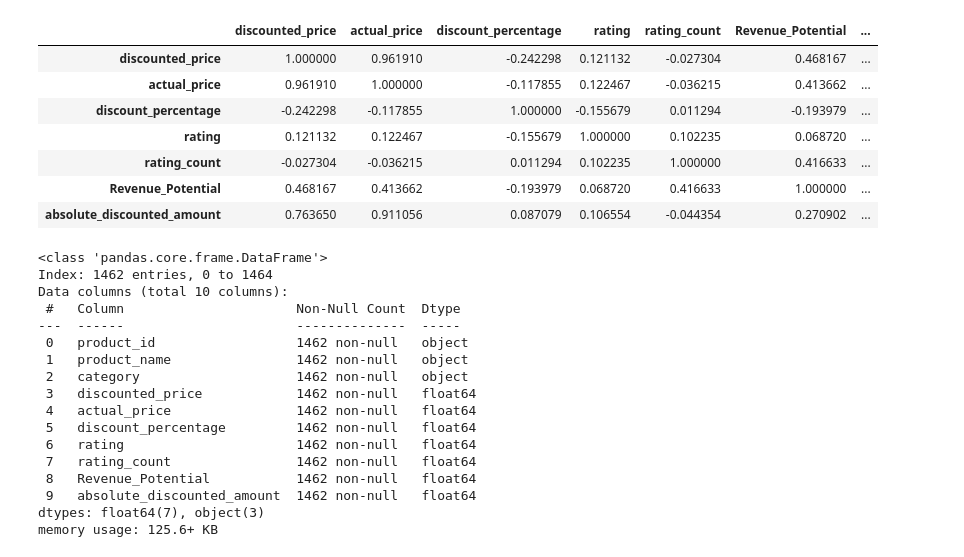
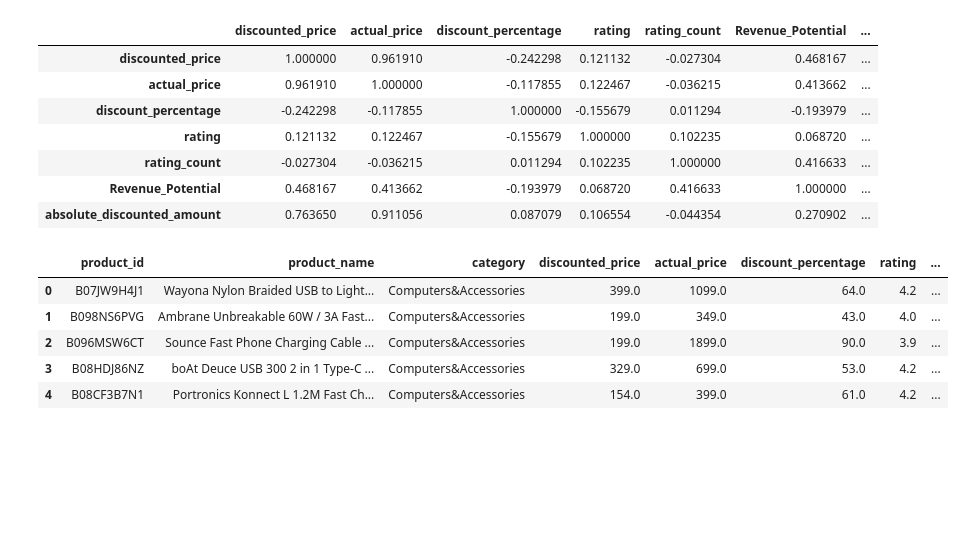
Before and after one commit to TERMINTOR-01/Financial_Analysis, a Jupyter notebook: Finacial_analysis.ipynb, the cells around one changed output. Saved outputs shown, nothing was run; the diff lists cells and outputs as text; code cells hidden in the pictures; blank space fills up the shorter version.

```diff
--- a/Finacial_analysis.ipynb
+++ b/Finacial_analysis.ipynb
@@ -342,22 +342,14 @@ corr
 | Revenue_Potential | 0.468167 | 0.413662 | -0.193979 | 0.068720 | 0.416633 | 1.000000 | ... |
 | absolute_discounted_amount | 0.763650 | 0.911056 | 0.087079 | 0.106554 | -0.044354 | 0.270902 | ... |
 # %%
-df.info()
+# Finding
+#1.From THis we get idea that we get more revenue potential from discouted price insted ofactual price
+#2.Higher The actual price higher the discounted amount
+#3.The priduct which are ib higher disount people buy them more
 # %% [output]
-<class 'pandas.core.frame.DataFrame'>
-Index: 1462 entries, 0 to 1464
-Data columns (total 10 columns):
- #   Column                      Non-Null Count  Dtype
----  ------                      --------------  -----
- 0   product_id                  1462 non-null   object
- 1   product_name                1462 non-null   object
- 2   category                    1462 non-null   object
- 3   discounted_price            1462 non-null   float64
- 4   actual_price                1462 non-null   float64
- 5   discount_percentage         1462 non-null   float64
- 6   rating                      1462 non-null   float64
- 7   rating_count                1462 non-null   float64
- 8   Revenue_Potential           1462 non-null   float64
- 9   absolute_discounted_amount  1462 non-null   float64
-dtypes: float64(7), object(3)
-memory usage: 125.6+ KB
+|  | product_id | product_name | category | discounted_price | actual_price | discount_percentage | rating | ... |
+| 0 | B07JW9H4J1 | Wayona Nylon Braided USB to Light... | Computers&Accessories | 399.0 | 1099.0 | 64.0 | 4.2 | ... |
+| 1 | B098NS6PVG | Ambrane Unbreakable 60W / 3A Fast... | Computers&Accessories | 199.0 | 349.0 | 43.0 | 4.0 | ... |
+| 2 | B096MSW6CT | Sounce Fast Phone Charging Cable ... | Computers&Accessories | 199.0 | 1899.0 | 90.0 | 3.9 | ... |
+| 3 | B08HDJ86NZ | boAt Deuce USB 300 2 in 1 Type-C ... | Computers&Accessories | 329.0 | 699.0 | 53.0 | 4.2 | ... |
+| 4 | B08CF3B7N1 | Portronics Konnect L 1.2M Fast Ch... | Computers&Accessories | 154.0 | 399.0 | 61.0 | 4.2 | ... |
```
